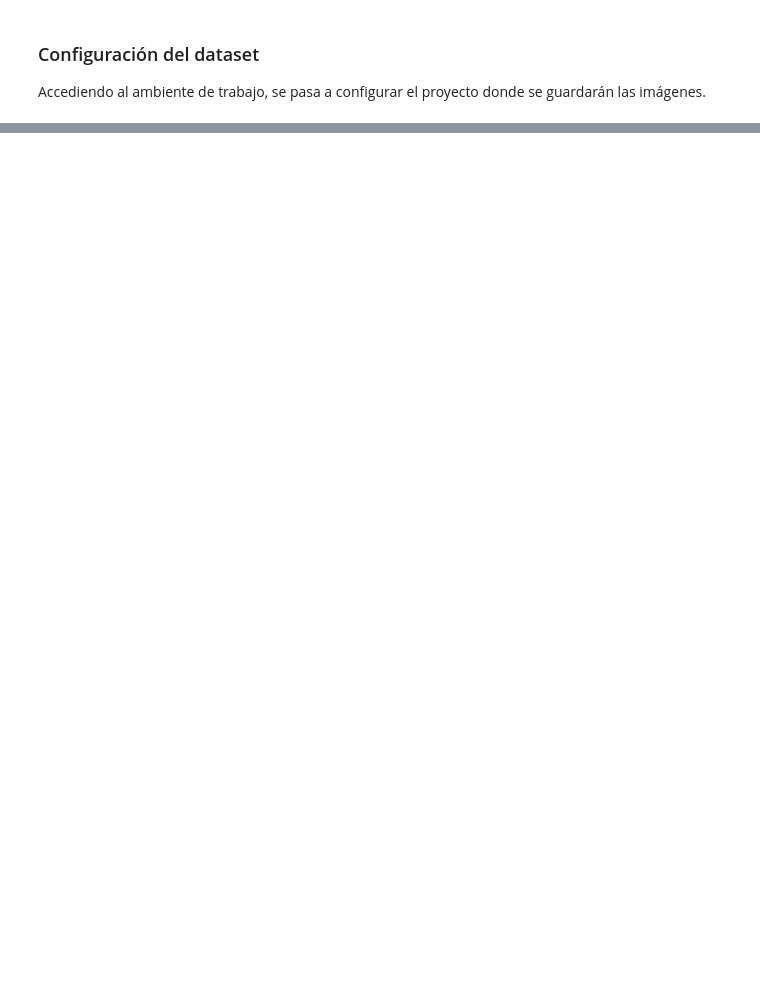
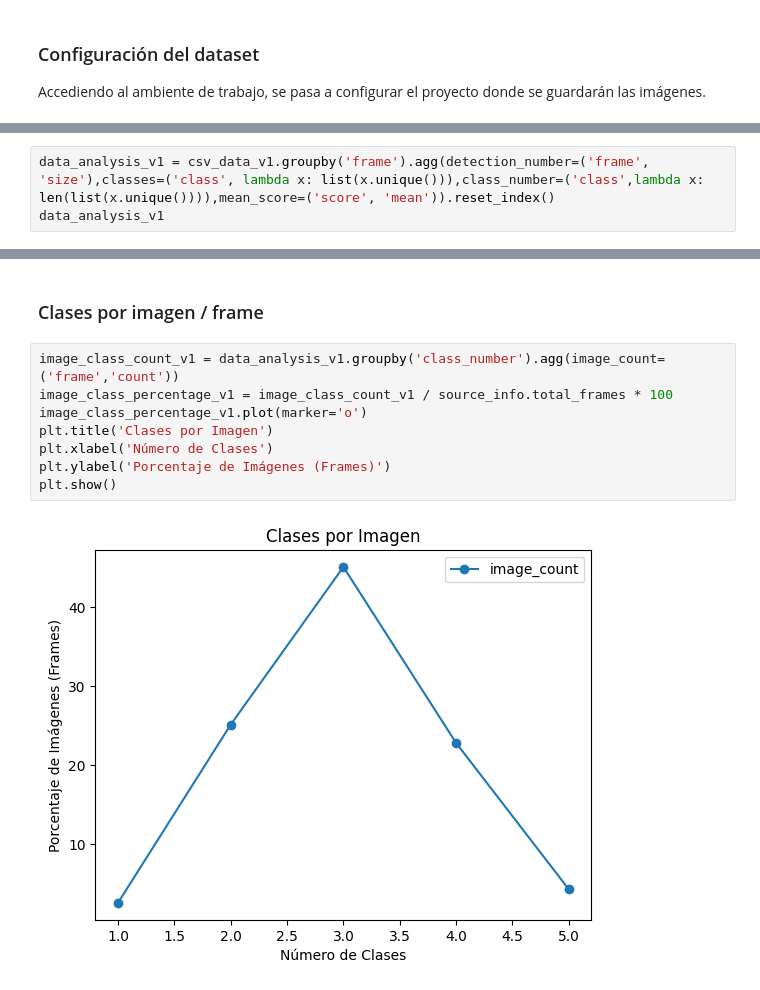
Before and after one commit to cawilchesp/roboflow_active_learning, a Jupyter notebook: csv_analysis.ipynb, the cells around one changed output, grey strips where cells are left out. Drawn from its saved outputs; the diff is of its cells as text; blank space fills up the shorter version.

```diff
--- a/csv_analysis.ipynb
+++ b/csv_analysis.ipynb
@@ -427,0 +397,3 @@ image_0033356
+# %%
+data_analysis_v1 = csv_data_v1.groupby('frame').agg(detection_number=('frame', 'size'),classes=('class', lambda x: list(x.unique())),class_number=('class',lambda x: len(list(x.unique()))),mean_score=('score', 'mean')).reset_index()
+data_analysis_v1
@@ -427,0 +414,12 @@ image_0033356
+# %% [markdown]
+### Clases por imagen / frame
+# %%
+image_class_count_v1 = data_analysis_v1.groupby('class_number').agg(image_count=('frame','count'))
+image_class_percentage_v1 = image_class_count_v1 / source_info.total_frames * 100
+image_class_percentage_v1.plot(marker='o')
+plt.title('Clases por Imagen')
+plt.xlabel('Número de Clases')
+plt.ylabel('Porcentaje de Imágenes (Frames)')
+plt.show()
+# %% [output]
+[figure, added]
```
Also changed, not shown: parts of 14 cells of this notebook.
